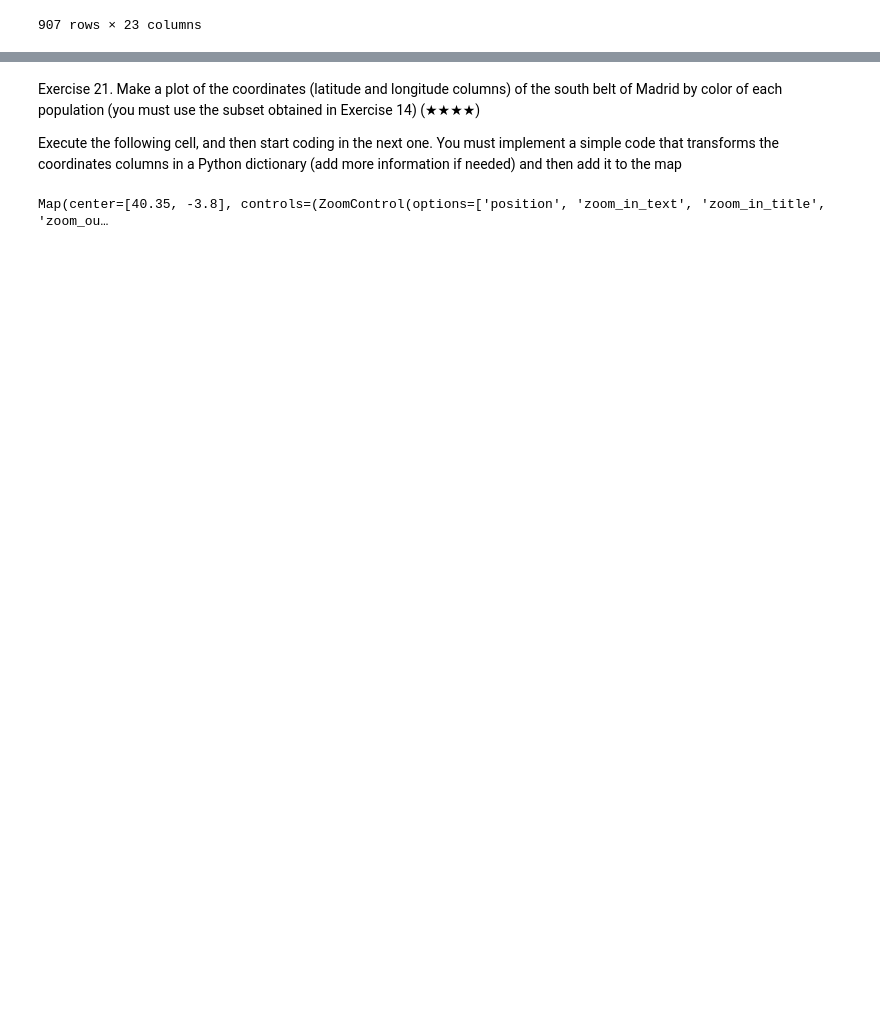
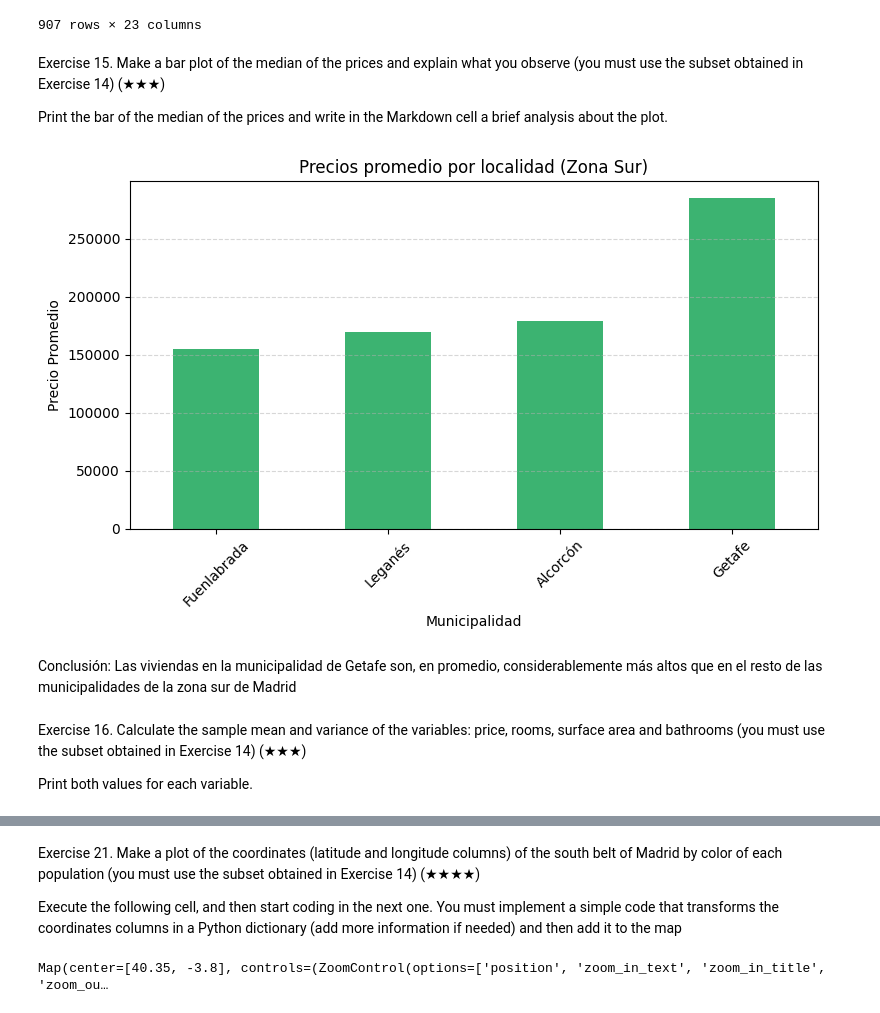
Before and after one commit to adrian-ch34/pre_work, a Jupyter notebook: notebooks/01_analysis.ipynb, the cells around one changed output, grey strips where cells are left out. Drawn from its saved outputs; the diff is of its cells as text; code cells hidden in the pictures; blank space fills up the shorter version.

```diff
--- a/notebooks/01_analysis.ipynb
+++ b/notebooks/01_analysis.ipynb
@@ -322,3 +362,30 @@ new_df
 | 15322 | 153871864 | False | gestion comercial | 911220662.0 | https://www.fotocasa.es/es/compra... | 3.0 | 1.0 | 91.0 | ... |
 | 15325 | 153901467 | False | montehogar 68 | 911790675.0 | https://www.fotocasa.es/es/compra... | 2.0 | 2.0 | 99.0 | ... |
 907 rows × 23 columns
+# %% [markdown]
+
+Exercise 15. Make a bar plot of the median of the prices and explain what you observe (you must use the subset obtained in Exercise 14) (★★★)
+
+Print the bar of the median of the prices and write in the Markdown cell a brief analysis about the plot.
+# %%
+median_prices = new_df.groupby("level5")["price"].median().sort_values()
+
+plt.figure(figsize=(8, 5))
+median_prices.plot(kind='bar', color='mediumseagreen')
+plt.title("Precios promedio por localidad (Zona Sur)")
+plt.xlabel("Municipalidad")
+plt.ylabel("Precio Promedio")
+plt.xticks(rotation=45)
+plt.grid(axis='y', linestyle='--', alpha=0.5)
+plt.tight_layout()
+plt.show()
+# %% [output]
+[figure, added]
+# %% [markdown]
+Conclusión:
+Las viviendas en la municipalidad de Getafe son, en promedio, considerablemente más altos que en el resto de las municipalidades de la zona sur de Madrid
+# %% [markdown]
+
+Exercise 16. Calculate the sample mean and variance of the variables: price, rooms, surface area and bathrooms (you must use the subset obtained in Exercise 14) (★★★)
+
+Print both values for each variable.
```
Also changed, not shown: parts of 17 cells of this notebook.
